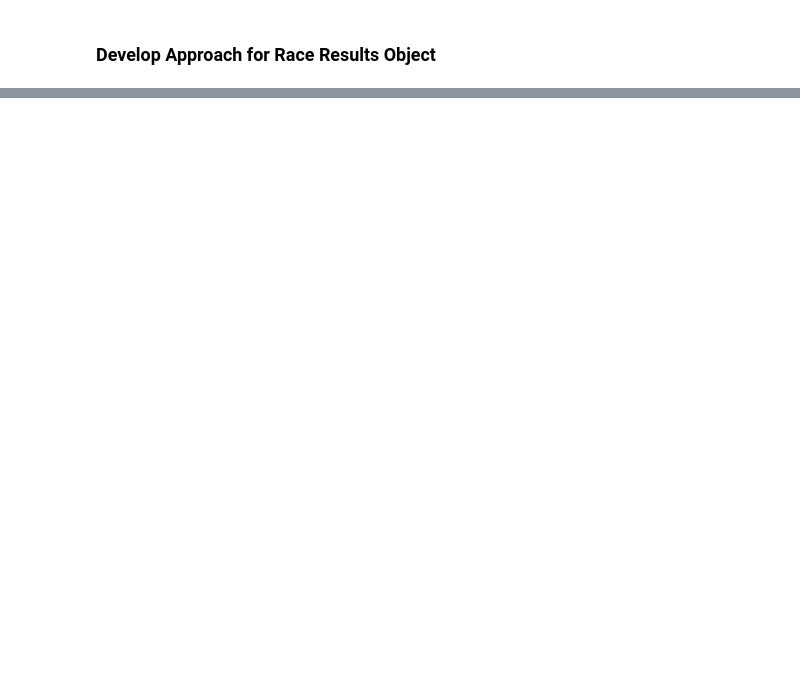
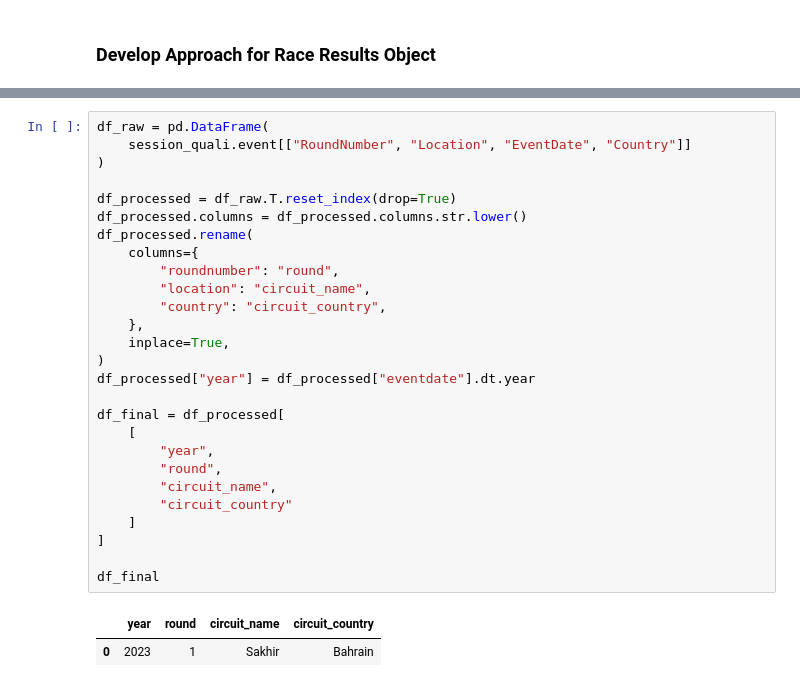
Before and after one commit to AnthonyDalke/f1data, a Jupyter notebook: piastri/docs/fastf1_prototyping.ipynb, the cells around one changed output, grey strips where cells are left out. Drawn from its saved outputs; the diff is of its cells as text; blank space fills up the shorter version.

```diff
--- a/piastri/docs/fastf1_prototyping.ipynb
+++ b/piastri/docs/fastf1_prototyping.ipynb
@@ -198,0 +286,30 @@ dtype: object
+# %%
+df_raw = pd.DataFrame(
+    session_quali.event[["RoundNumber", "Location", "EventDate", "Country"]]
+)
+
+df_processed = df_raw.T.reset_index(drop=True)
+df_processed.columns = df_processed.columns.str.lower()
+df_processed.rename(
+    columns={
+        "roundnumber": "round",
+        "location": "circuit_name",
+        "country": "circuit_country",
+    },
+    inplace=True,
+)
+df_processed["year"] = df_processed["eventdate"].dt.year
+
+df_final = df_processed[
+    [
+        "year",
+        "round",
+        "circuit_name",
+        "circuit_country"
+    ]
+]
+
+df_final
+# %% [output]
+|  | year | round | circuit_name | circuit_country |
+| 0 | 2023 | 1 | Sakhir | Bahrain |
```
Also changed, not shown: parts of 4 cells of this notebook.
